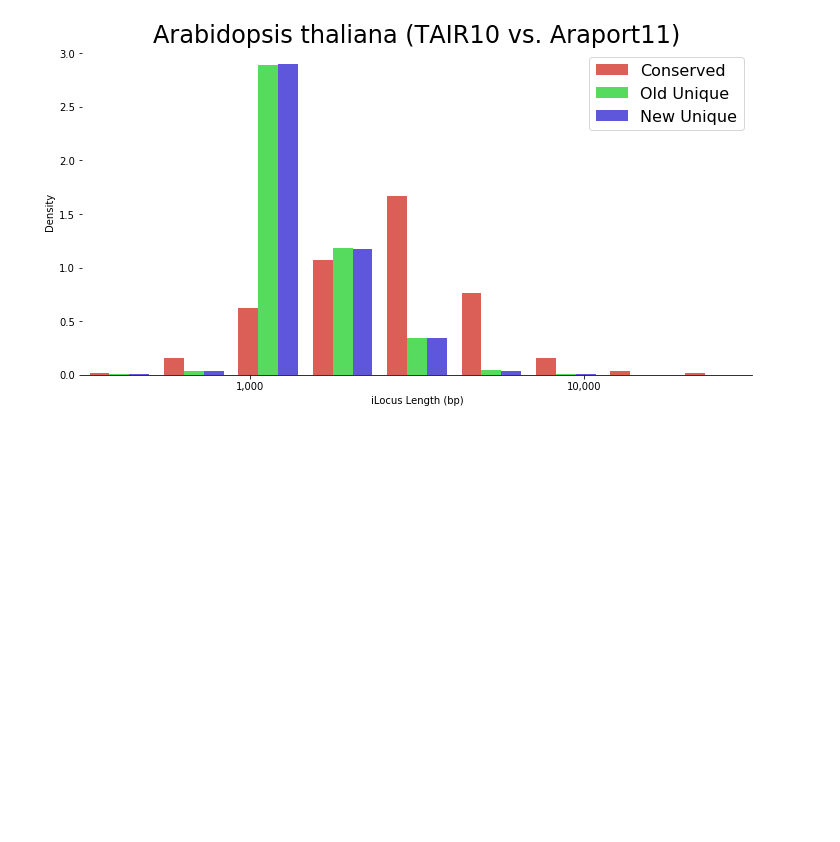
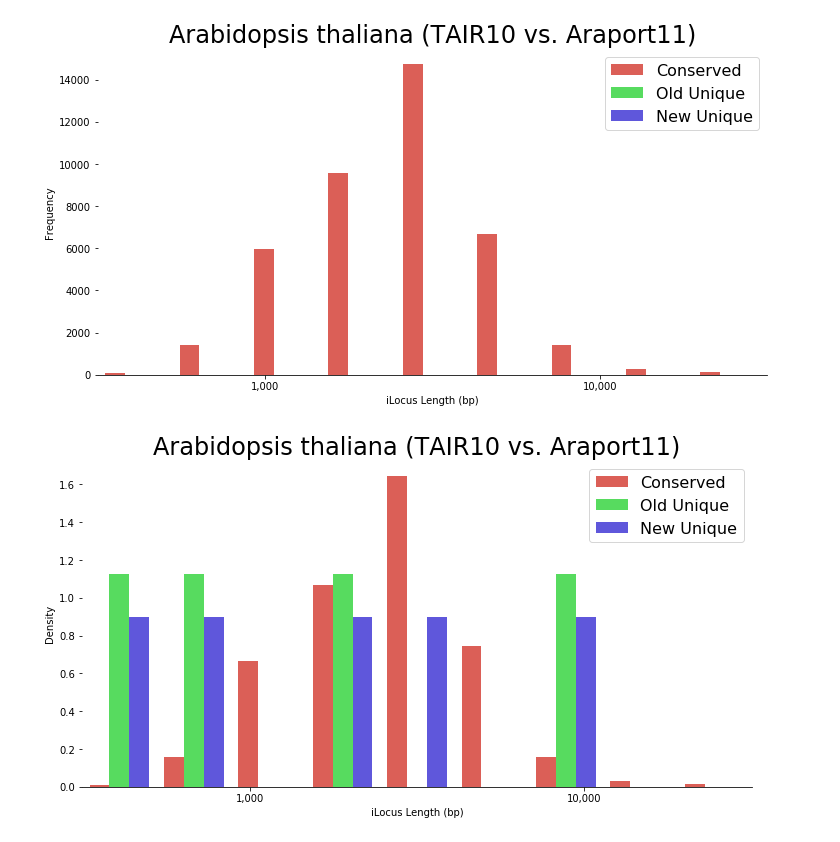
Before and after one commit to vpbrendel/iLoci_Lai2020, a Jupyter notebook: work/comparisons/make-F5-F6.ipynb, the cells around one changed output. Drawn from its saved outputs; the diff is of its cells as text; code cells hidden in the pictures; blank space fills up the shorter version.

```diff
--- a/work/comparisons/make-F5-F6.ipynb
+++ b/work/comparisons/make-F5-F6.ipynb
@@ -45,9 +48,3 @@ def draw_hist(alldata, numbins=25, mybins=None, density=False, stacked=False,
     else:
         _ = matplotlib.pyplot.title("")
         _ = matplotlib.pyplot.suptitle("")
-# %%
-# Load the data from hsp.py
-with open('Amel/Amel-counts', 'rb') as f:
-    Am = pickle.load(f)
-with open('Atha/Atha-counts', 'rb') as f:
-    At = pickle.load(f)
@@ -113,33 +195,34 @@ for i in range(5):
-# %%
-with open('Atha/Atha-conserved','rb') as f:
-    rel = pickle.load(f)
-conserved = []
-matched_new = []
-for key in rel:
-    conserved.append(key)
-    for ilocus in rel[key]:
-        matched_new.append(ilocus)
-Atha = pd.read_csv('Atha/Atha.iloci.tsv',sep='\t')
-At11 = pd.read_csv('Atha/At11.iloci.tsv',sep='\t')
-Atha['LogLength'] = np.log10(Atha['Length'])
-At11['LogLength'] = np.log10(At11['Length'])
+# %%
+conserved = []
+matched_new = []
+
+for key in qsrelationsAtha['all']:
+    conserved.append(key)
+    for ilocus in qsrelationsAtha['all'][key][1:]:
+        matched_new.append(ilocus)
 # %%
-Atha_iloci = set(Atha.LocusId)
-At11_iloci = set(At11.LocusId)
+Atha_iloci = set(ilociAtha.LocusId)
+At11_iloci = set(ilociAt11.LocusId)
 conserved = set(conserved)
 matched_new = set(matched_new)
 unique_old = Atha_iloci - conserved
 unique_new = At11_iloci - matched_new
-Atha_conserved = Atha.loc[(Atha.LocusId.isin(conserved))]
-Atha_unique = Atha.loc[(Atha.LocusId.isin(unique_old))]
-At11_unique = At11.loc[(At11.LocusId.isin(unique_new))]
+Atha_conserved = ilociAtha.loc[(ilociAtha.LocusId.isin(conserved))]
+Atha_unique = ilociAtha.loc[(ilociAtha.LocusId.isin(unique_old))]
+At11_unique = ilociAt11.loc[(ilociAt11.LocusId.isin(unique_new))]
 data = [Atha_conserved['LogLength'], Atha_unique['LogLength'], At11_unique['LogLength']]
 # %%
 seaborn.set_context({"figure.figsize": (12, 6)})
+plot = draw_hist(data, ylabel='Frequency', numbins=10, density=False,
+          palette=seaborn.color_palette("hls", len(data)),
+          xlabel='iLocus Length (bp)', xlim=(2.5, 4.5),
+          xticks=(3,4), xticklabs=('1,000', '10,000'),
+          Title="Arabidopsis thaliana (TAIR10 vs. Araport11)")
 plot = draw_hist(data, ylabel='Density', numbins=10, density=True,
           palette=seaborn.color_palette("hls", len(data)),
           xlabel='iLocus Length (bp)', xlim=(2.5, 4.5),
           xticks=(3,4), xticklabs=('1,000', '10,000'),
-         Title="Arabidopsis thaliana (TAIR10 vs. Araport11)")
+          Title="Arabidopsis thaliana (TAIR10 vs. Araport11)")
 # %% [output]
-[figure, old version]
+[figure, new version]
+[figure, added]
```
Also changed, not shown: parts of 11 cells of this notebook.
